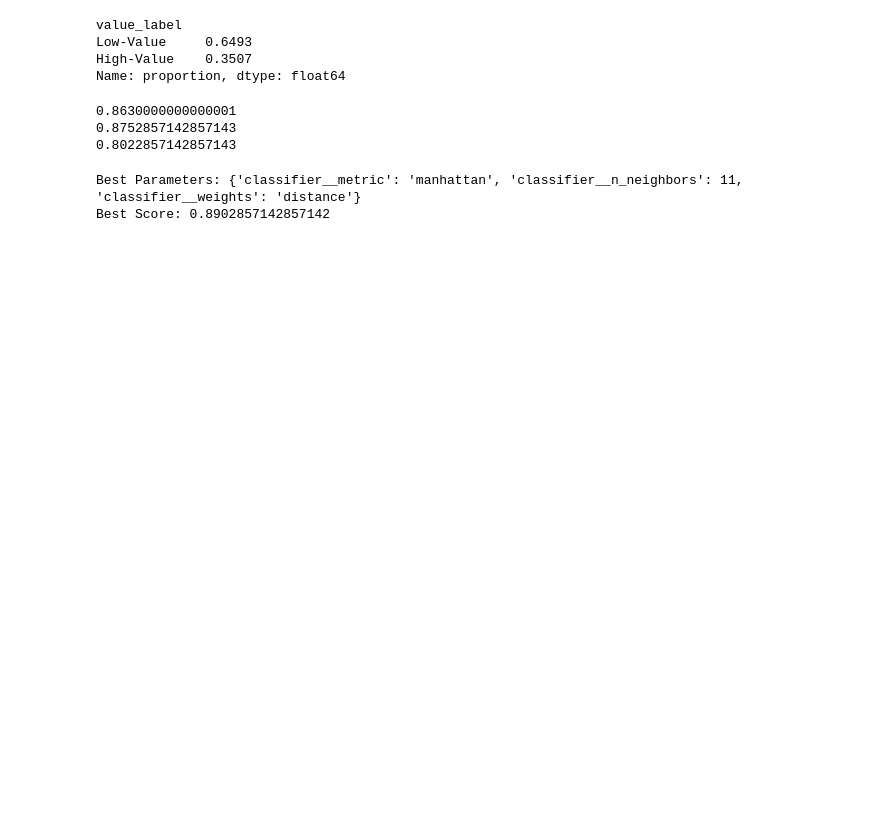
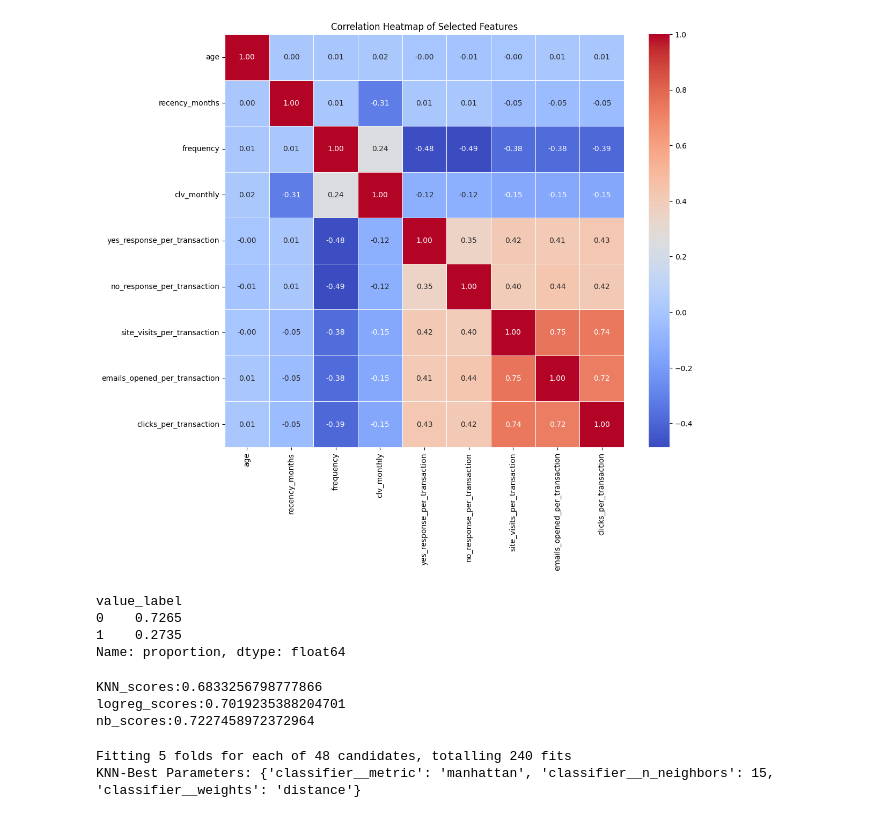
Before and after one commit to neilaxu/schulich_data_science, a Jupyter notebook: MBAN 6750 HW/Assignment 2 - v3.ipynb, the cells around one changed output. Cells and saved outputs as stored; diff of their text form; code cells hidden in the pictures; blank space fills up the shorter version.

Commit message:
Https://github.com/neilaxu/schulich_data_science

```diff
--- a/MBAN 6750 HW/Assignment 2 - v3.ipynb
+++ b/MBAN 6750 HW/Assignment 2 - v3.ipynb
@@ -146,13 +160,34 @@ eda_df = merged_df.copy()
+# %%
+#run a py-plot
+import seaborn as sns
+import matplotlib.pyplot as plt
+
+# Assuming your DataFrame is named 'merged_df'
+# Include only numeric features and the target variable
+numeric_features = ['age', 'recency_months', 'frequency', 'clv_monthly', 'yes_response_per_transaction',
+                    'no_response_per_transaction', 'site_visits_per_transaction',
+                    'emails_opened_per_transaction', 'clicks_per_transaction']
+
+# Calculate the correlation matrix
+corr_matrix = merged_df[numeric_features].corr()
+
+# Plot the heatmap
+plt.figure(figsize=(12, 10))
+sns.heatmap(corr_matrix, annot=True, cmap='coolwarm', fmt='.2f', linewidths=0.5)
+plt.title('Correlation Heatmap of Selected Features')
+plt.show()
+# %% [output]
+[figure, added]
 # %%
 # Check the imbalance
 # Calculate the distribution of the target variable
-class_distribution = eda_df['value_label'].value_counts(normalize=True)
+class_distribution = merged_df['value_label'].value_counts(normalize=True)
 
 # Print the class distribution
 print(class_distribution)
 # %% [output]
 value_label
-Low-Value     0.6493
-High-Value    0.3507
+0    0.7265
+1    0.2735
 Name: proportion, dtype: float64
 # %%
@@ -192,6 +224,7 @@ y_encoded = encoder.fit_transform(y.to_frame()).toarray()
 # Split the data into training and testing sets, reserving 30% for testing
 X_train, X_test, y_train, y_test = train_test_split(X_encoded, y_encoded, test_size=0.30, random_state=42)
 # %%
+# Create Pipelines and check the F1 socre for each model
 from sklearn.compose import ColumnTransformer
 from sklearn.preprocessing import MinMaxScaler, OneHotEncoder
 from sklearn.model_selection import train_test_split
@@ -202,7 +235,7 @@ from sklearn.naive_bayes import GaussianNB
 from sklearn.model_selection import cross_val_score
 
 # Define numeric and categorical columns
-numeric_columns = ['age', 'recency', 'frequency', 'yes_response_per_transaction',
+numeric_columns = ['age', 'recency_months', 'frequency', 'yes_response_per_transaction',
                    'no_response_per_transaction', 'site_visits_per_transaction',
                    'emails_opened_per_transaction', 'clicks_per_transaction']
 categorical_columns = ['gender']
@@ -232,25 +265,25 @@ logreg_pipeline = Pipeline(steps=[('preprocessor', preprocessor), ('classifier',
 nb_pipeline = Pipeline(steps=[('preprocessor', preprocessor), ('classifier', nb)])
 
 # Evaluate the models using cross-validation
-knn_scores = cross_val_score(knn_pipeline, X_train, y_train, cv=5)
-logreg_scores = cross_val_score(logreg_pipeline, X_train, y_train, cv=5)
-nb_scores = cross_val_score(nb_pipeline, X_train, y_train, cv=5)
+knn_scores = cross_val_score(knn_pipeline, X_train, y_train, scoring='f1', cv=5)
+logreg_scores = cross_val_score(logreg_pipeline, X_train, y_train, scoring='f1', cv=5)
+nb_scores = cross_val_score(nb_pipeline, X_train, y_train, scoring='f1', cv=5)
 
 # Print the cross-validation scores
-print(np.mean(knn_scores))
-print(np.mean(logreg_scores))
-print(np.mean(nb_scores))
+print(f'KNN_scores:{np.mean(knn_scores)}')
+print(f'logreg_scores:{np.mean(logreg_scores)}')
+print(f'nb_scores:{np.mean(nb_scores)}')
 # %% [output]
-0.8630000000000001
-0.8752857142857143
-0.8022857142857143
+KNN_scores:0.6833256798777866
+logreg_scores:0.7019235388204701
+nb_scores:0.7227458972372964
 # %%
-# Improved KNN Model
+# Improve KNN Model
 from sklearn.model_selection import GridSearchCV
 
 # Define the parameter grid for KNN
 param_grid = {
-    'classifier__n_neighbors': [5, 7, 9, 11, 13, 15, 35, 45, 55],
+    'classifier__n_neighbors': [5, 7, 9, 11, 15, 35, 45, 55],
     'classifier__weights': ['uniform', 'distance'],
     'classifier__metric': ['euclidean', 'manhattan', 'minkowski']
 }
@@ -259,18 +292,15 @@ param_grid = {
 knn_pipeline = Pipeline(steps=[('preprocessor', preprocessor), ('classifier', KNeighborsClassifier())])
 
 # Create the GridSearchCV object
-grid_search = GridSearchCV(knn_pipeline, param_grid, cv=5, scoring='accuracy', n_jobs=-1)
-grid_search.fit(X_train,y_train)
+grid_search = GridSearchCV(knn_pipeline, param_grid, cv=5, scoring='f1',verbose=1)
 
 # Fit the GridSearchCV object to the data
 grid_search.fit(X_train, y_train)
 
-# Get the best parameters and the best score
+# Get the best parameters
 best_params = grid_search.best_params_
-best_score = grid_search.best_score_
 
-print(f'Best Parameters: {best_params}')
-print(f'Best Score: {best_score}')
+print(f'KNN-Best Parameters: {best_params}')
 # %% [output]
-Best Parameters: {'classifier__metric': 'manhattan', 'classifier__n_neighbors': 11, 'classifier__weights': 'distance'}
-Best Score: 0.8902857142857142
+Fitting 5 folds for each of 48 candidates, totalling 240 fits
+KNN-Best Parameters: {'classifier__metric': 'manhattan', 'classifier__n_neighbors': 15, 'classifier__weights': 'distance'}
```
Also changed, not shown: parts of 13 cells of this notebook.
